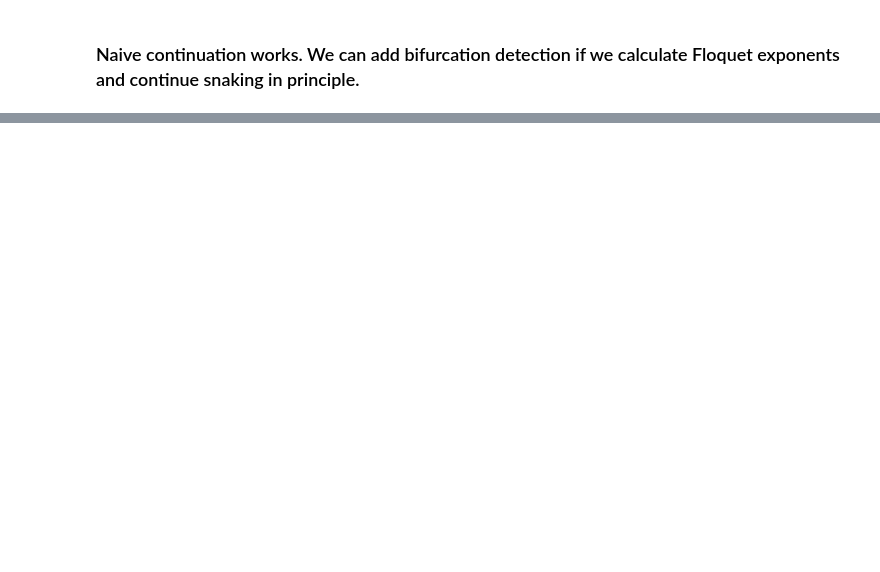
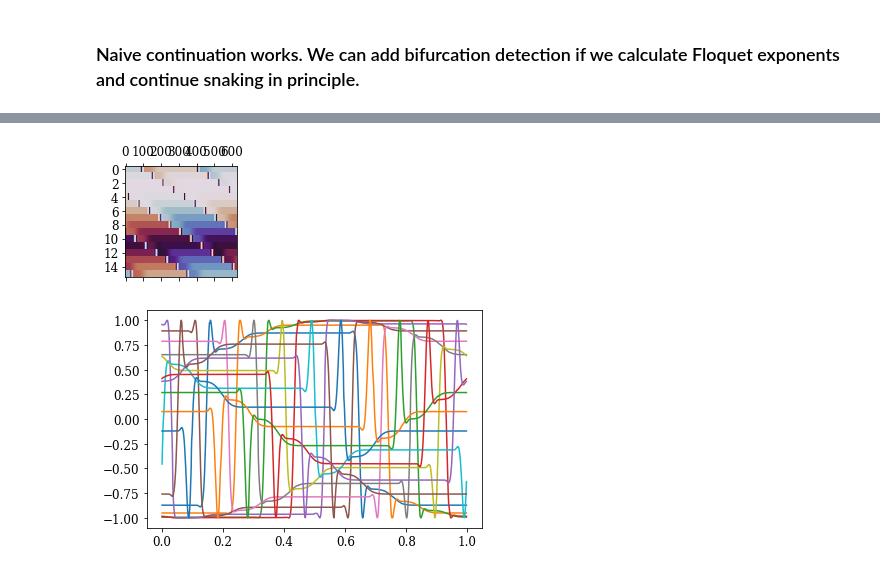
Before and after one commit to znicolaou/snakingoscillators, a Jupyter notebook: lccont.ipynb, the cells around one changed output, grey strips where cells are left out. Cells and saved outputs as stored; diff of their text form; code cells hidden in the pictures; blank space fills up the shorter version.

```diff
--- a/lccont.ipynb
+++ b/lccont.ipynb
@@ -309,7 +322,7 @@ x0=sol0.x.copy()
 y0=sol0.y.copy()
 p0=sol0.p[0]
 sigma=sigma0
-sol=solve_bvp(lambda ts,Xts,p: p[0]*np.transpose([janus.janus(p[0]*ts[i],Xts[:,i], N, omega, sigma, beta, gamma,sigma,0) for i in range(len(ts))]), lambda xa,xb,p: (np.concatenate((xb-xa,[xa[0]-Xts0[0,0]]))), x0, y0, p=np.array([p0]), max_nodes=500,tol=1e-1,bc_tol=1e-2)
+sol=solve_bvp(lambda ts,Xts,p: p[0]*np.transpose([janus.janus(p[0]*ts[i],Xts[:,i], N, omega, sigma, beta, gamma,sigma,0) for i in range(len(ts))]), lambda xa,xb,p: (np.concatenate((xb-xa,[xa[0]-Xts0[0,0]]))), x0, y0, p=np.array([p0]), max_nodes=1000,tol=1e-1,bc_tol=1e-2)
 print(sol.message)
 
 dsigma=-5e-4
@@ -335,11 +348,11 @@ while sol.success and sigma<sigmamax and sigma>sigmamin:
 
     try:
         start2=timeit.default_timer()
-        sol=solve_bvp(lambda ts,Xts,p: p[0]*np.transpose([janus.janus(p[0]*ts[i],Xts[:,i], N, omega, sigma, beta, gamma,sigma,0) for i in range(len(ts))]), lambda xa,xb,p: (np.concatenate((xb-xa,[xa[0]-Xts0[0,0]]))), x0, y0, p=np.array([p0]), max_nodes=500,tol=1e-1,bc_tol=1e-2)
+        sol=solve_bvp(lambda ts,Xts,p: p[0]*np.transpose([janus.janus(p[0]*ts[i],Xts[:,i], N, omega, sigma, beta, gamma,sigma,0) for i in range(len(ts))]), lambda xa,xb,p: (np.concatenate((xb-xa,[xa[0]-Xts0[0,0]]))), x0, y0, p=np.array([p0]), max_nodes=1000,tol=1e-1,bc_tol=1e-2)
         stop2=timeit.default_timer()
 
         if not sol.success:
-            count=0
+            count=1
             raise Exception(sol.message)
         count=count+1
         if len(sol.x)>2*len(sols2[-1].x):
@@ -352,7 +365,7 @@ while sol.success and sigma<sigmamax and sigma>sigmamin:
         print('\n',str(e))
         sigma=sigma-dsigma
         dsigma=dsigma/2
-        sol=sols[-1]
+        sol=sols2[-1]
         print('\r%f\t%.3e\t%i\t%f\t%f\t%f\t%f\t'%(sigma, dsigma,len(sol.x),p0,sol.p[0],np.abs((p0-sol.p[0])/p0),stop2-start2),end='\n')
 
         if np.abs(dsigma)>dsigmamin:
@@ -374,8 +406,11 @@ plt.show()
 # %%
 phases=sols2[-1].y.T.copy()
 phi=np.arctan2(phases[:,3*N:],phases[:,2*N:3*N])
 theta=np.arctan2(phases[:,N:2*N],phases[:,:N])
 plt.matshow([np.cos(np.roll(theta[:,i], 100+int(len(theta)/N*i))) for i in range(N)],aspect=len(phi)/len(phi[0]),cmap='twilight')
 plt.show()
-plt.plot(np.transpose([np.cos(np.roll(theta[:,i], 100+int(len(theta)/N*i))) for i in range(N)]))
+plt.plot(sols2[-1].x, np.transpose([np.cos(np.roll(theta[:,i], 100+int(len(theta)/N*i))) for i in range(N)]))
 plt.show()
+# %% [output]
+[figure, added]
+[figure, added]
```
Also changed, not shown: parts of 10 cells of this notebook, 20 other files.
